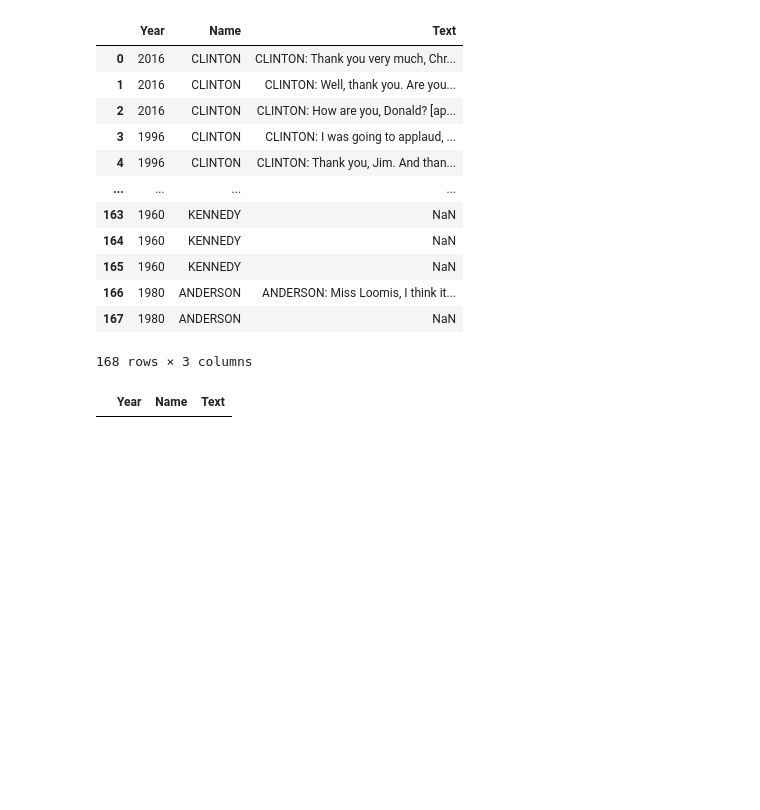
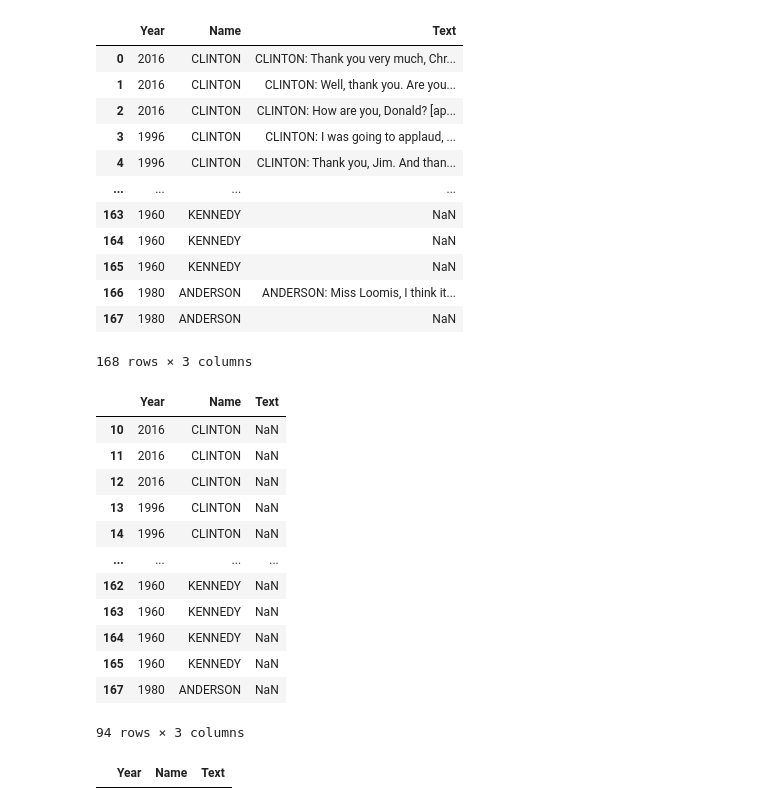
Before and after one commit to natehiatt/presidency_project, a Jupyter notebook: notebooks/shelley_scratch.ipynb, the cells around one changed output. Cells and saved outputs as stored; diff of their text form; code cells hidden in the pictures; blank space fills up the shorter version.

```diff
--- a/notebooks/shelley_scratch.ipynb
+++ b/notebooks/shelley_scratch.ipynb
@@ -310,6 +310,22 @@ result_df
 | 166 | 1980 | ANDERSON | ANDERSON: Miss Loomis, I think it... |
 | 167 | 1980 | ANDERSON | NaN |
 168 rows × 3 columns
+# %%
+result_df[result_df['Text'].isna() == True]
+# %% [output]
+|  | Year | Name | Text |
+| 10 | 2016 | CLINTON | NaN |
+| 11 | 2016 | CLINTON | NaN |
+| 12 | 2016 | CLINTON | NaN |
+| 13 | 1996 | CLINTON | NaN |
+| 14 | 1996 | CLINTON | NaN |
+| ... | ... | ... | ... |
+| 162 | 1960 | KENNEDY | NaN |
+| 163 | 1960 | KENNEDY | NaN |
+| 164 | 1960 | KENNEDY | NaN |
+| 165 | 1960 | KENNEDY | NaN |
+| 167 | 1980 | ANDERSON | NaN |
+94 rows × 3 columns
 # %%
 result_df.dropna(inplace=True)
 # %%
```
Also changed, not shown: parts of 2 cells of this notebook, 1 other file.
